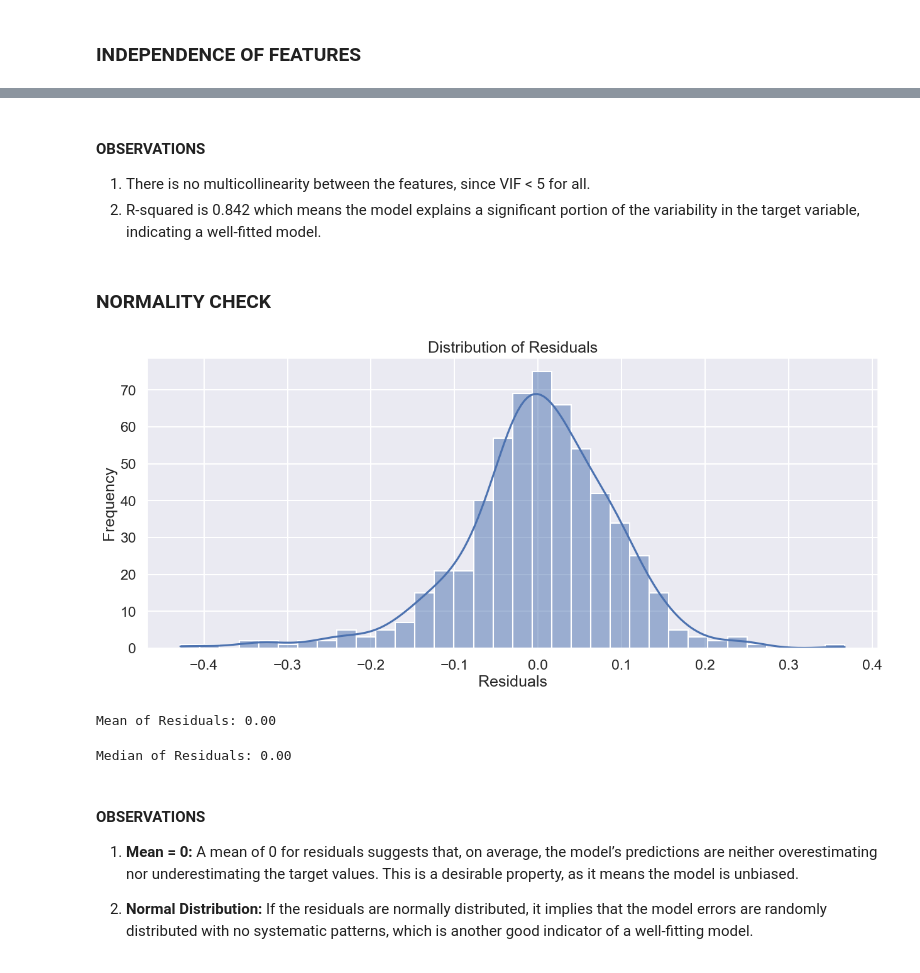
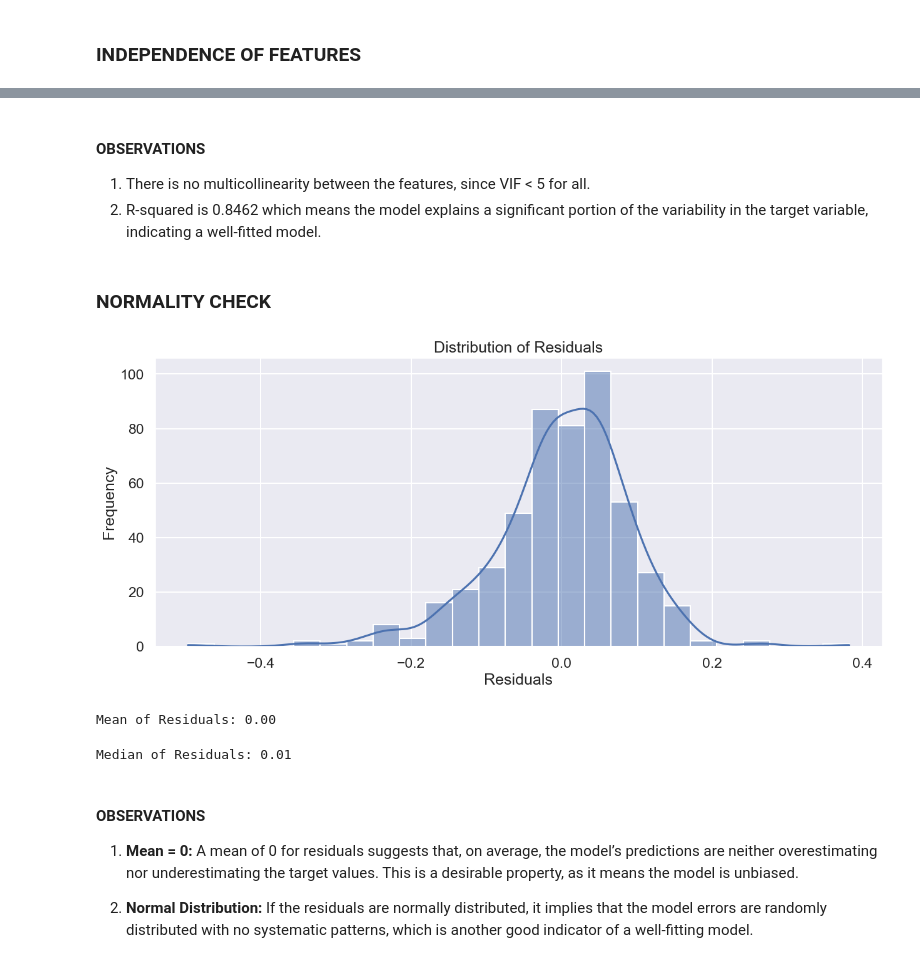
Before and after one commit to svenkatlata/Bike_Sharing_Multiple_Linear_Regression, a Jupyter notebook: Bike_Sharing_Multiple_Linear_Regression.ipynb, the cells around one changed output, grey strips where cells are left out. Cells and saved outputs as stored; diff of their text form; code cells hidden in the pictures.

```diff
--- a/Bike_Sharing_Multiple_Linear_Regression.ipynb
+++ b/Bike_Sharing_Multiple_Linear_Regression.ipynb
@@ -1757,8 +1702,8 @@ Median Absolute Error: 0.0507
 # %%
-final_model = lr_model_10_sk
-final_model_sm = lr_model_10
-final_features = lr_features['lr_model_10']
-X_train_final = X_train[lr_features['lr_model_10']]
+final_model = lr_model_9_sk
+final_model_sm = lr_model_9
+final_features = lr_features['lr_model_9']
+X_train_final = X_train[lr_features['lr_model_9']]
 # %% [markdown]
 # **<a id='model-evaluation'>6. MODEL EVALUATION<a/>**  [▲](#top)
 # %% [markdown]
@@ -1902,19 +1847,19 @@ round(metrics.r2_score(y_train,y_train_pred), 4)
 #### OBSERVATIONS
 
 1. There is no multicollinearity between the features, since VIF < 5 for all.
-2. R-squared is 0.842 which means the model explains a significant portion of the variability in the target variable, indicating a well-fitted model.
+2. R-squared is 0.8462 which means the model explains a significant portion of the variability in the target variable, indicating a well-fitted model.
 # %% [markdown]
 ### NORMALITY CHECK
 # %%
 # Residual Analysis
 plt.figure(figsize=(15, 6))
-sns.histplot(residuals, kde=True)
+sns.histplot(residuals, kde=True, bins=25)
 plt.xlabel('Residuals')
 plt.ylabel('Frequency')
 plt.title('Distribution of Residuals')
 plt.show()
 # %% [output]
-[figure, old version]
+[figure, new version]
 # %%
 # Calculate the mean of residuals
 mean_residuals = np.mean(residuals)
@@ -1926,7 +1871,7 @@ Mean of Residuals: 0.00
 median_residuals = np.median(residuals)
 print(f"Median of Residuals: {median_residuals:.2f}")
 # %% [output]
-Median of Residuals: 0.00
+Median of Residuals: 0.01
 # %% [markdown]
 #### OBSERVATIONS
 
```
Also changed, not shown: parts of 98 cells of this notebook.
